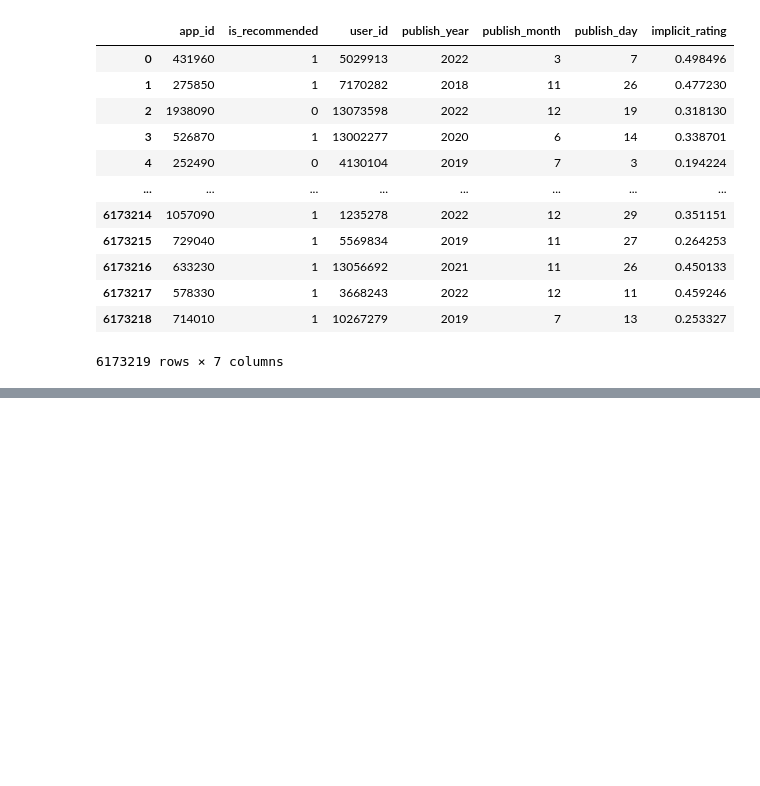
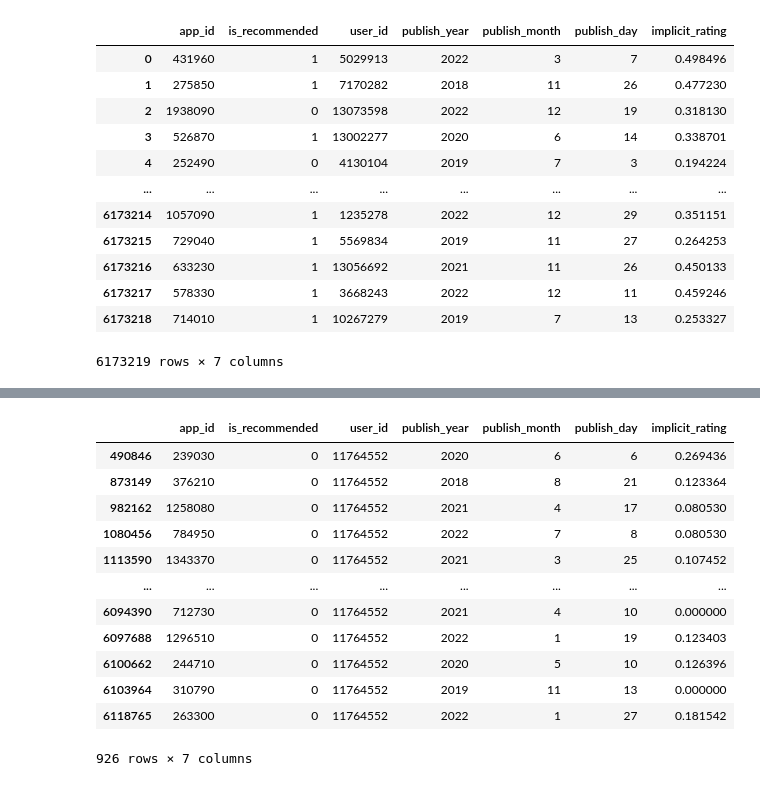
Before and after one commit to Ritish369/game_recommender_system, a Jupyter notebook: v0/notebooks/v0.ipynb, the cells around one changed output, grey strips where cells are left out. Saved outputs shown, nothing was run; the diff lists cells and outputs as text; code cells hidden in the pictures; blank space fills up the shorter version.

```diff
--- a/v0/notebooks/v0.ipynb
+++ b/v0/notebooks/v0.ipynb
@@ -1218,0 +1266,17 @@ user_interactions
+# %%
+# verify the group sizes
+user_interactions[user_interactions.user_id == 11764552]
+# %% [output]
+|  | app_id | is_recommended | user_id | publish_year | publish_month | publish_day | implicit_rating |
+| 490846 | 239030 | 0 | 11764552 | 2020 | 6 | 6 | 0.269436 |
+| 873149 | 376210 | 0 | 11764552 | 2018 | 8 | 21 | 0.123364 |
+| 982162 | 1258080 | 0 | 11764552 | 2021 | 4 | 17 | 0.080530 |
+| 1080456 | 784950 | 0 | 11764552 | 2022 | 7 | 8 | 0.080530 |
+| 1113590 | 1343370 | 0 | 11764552 | 2021 | 3 | 25 | 0.107452 |
+| ... | ... | ... | ... | ... | ... | ... | ... |
+| 6094390 | 712730 | 0 | 11764552 | 2021 | 4 | 10 | 0.000000 |
+| 6097688 | 1296510 | 0 | 11764552 | 2022 | 1 | 19 | 0.123403 |
+| 6100662 | 244710 | 0 | 11764552 | 2020 | 5 | 10 | 0.126396 |
+| 6103964 | 310790 | 0 | 11764552 | 2019 | 11 | 13 | 0.000000 |
+| 6118765 | 263300 | 0 | 11764552 | 2022 | 1 | 27 | 0.181542 |
+926 rows × 7 columns
```
Also changed, not shown: parts of 21 cells of this notebook, 1 other file.
